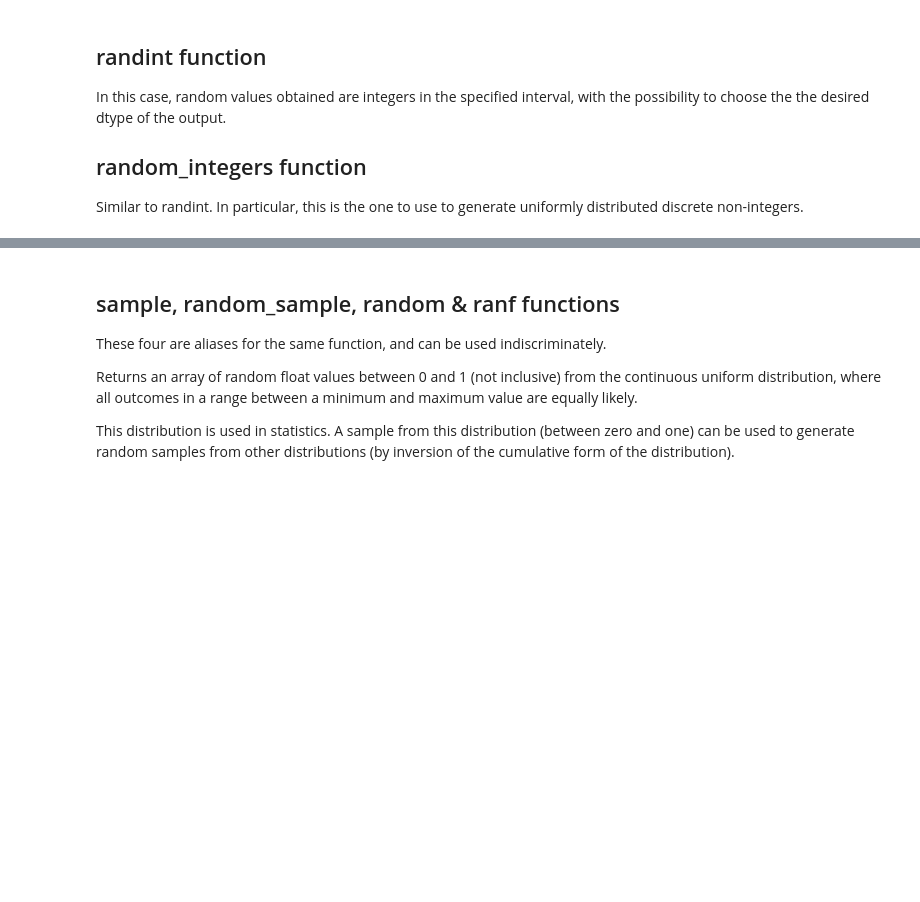
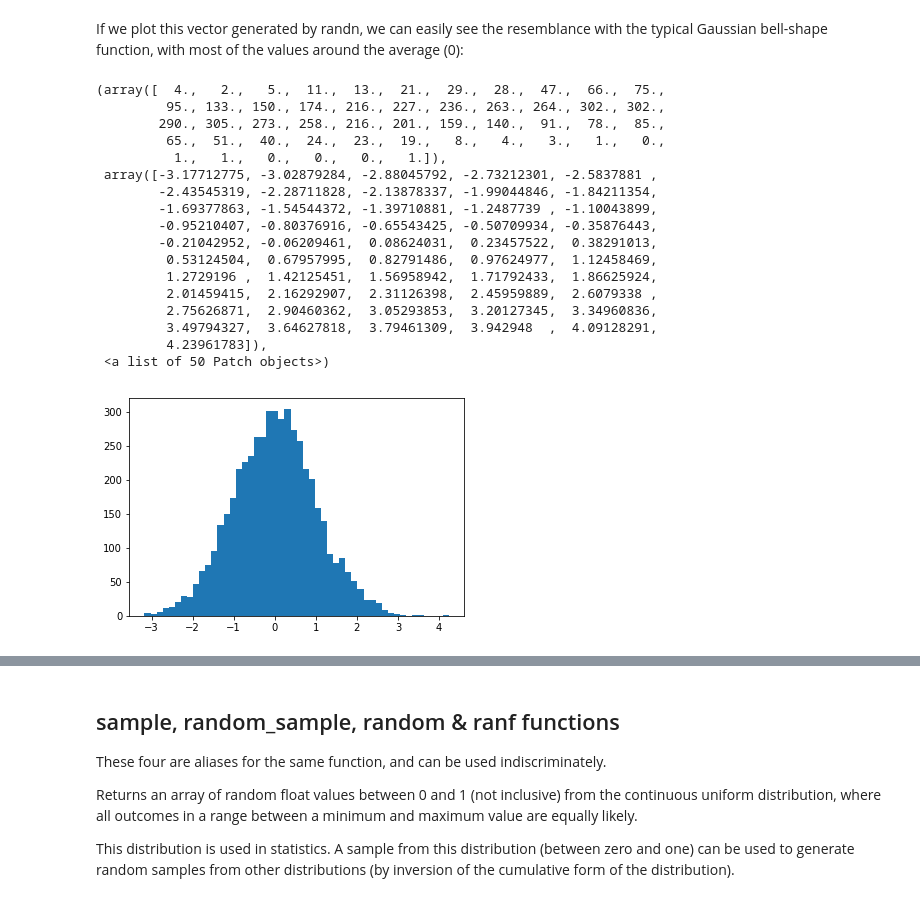
Before and after one commit to Luis-Navarro/Programming-for-Data-Analysis, a Jupyter notebook: random.ipynb, the cells around one changed output, grey strips where cells are left out. Drawn from its saved outputs; the diff is of its cells as text; code cells hidden in the pictures; blank space fills up the shorter version.

```diff
--- a/random.ipynb
+++ b/random.ipynb
@@ -84,6 +100,23 @@ max       3.408772
-# %% [markdown]
-## randint function
-In this case, random values obtained are integers in the specified interval, with the possibility to choose the the desired dtype of the output.
-
-## random_integers function
-Similar to randint. In particular, this is the one to use to generate uniformly distributed discrete non-integers.
+# %% [markdown]
+If we plot this vector generated by randn, we can easily see the resemblance with the typical Gaussian bell-shape function, with most of the values around the average (0):
+# %%
+plt.hist(x, bins=50)
+# %% [output]
+(array([  4.,   2.,   5.,  11.,  13.,  21.,  29.,  28.,  47.,  66.,  75.,
+         95., 133., 150., 174., 216., 227., 236., 263., 264., 302., 302.,
+        290., 305., 273., 258., 216., 201., 159., 140.,  91.,  78.,  85.,
+         65.,  51.,  40.,  24.,  23.,  19.,   8.,   4.,   3.,   1.,   0.,
+          1.,   1.,   0.,   0.,   0.,   1.]),
+ array([-3.17712775, -3.02879284, -2.88045792, -2.73212301, -2.5837881 ,
+        -2.43545319, -2.28711828, -2.13878337, -1.99044846, -1.84211354,
+        -1.69377863, -1.54544372, -1.39710881, -1.2487739 , -1.10043899,
+        -0.95210407, -0.80376916, -0.65543425, -0.50709934, -0.35876443,
+        -0.21042952, -0.06209461,  0.08624031,  0.23457522,  0.38291013,
+         0.53124504,  0.67957995,  0.82791486,  0.97624977,  1.12458469,
+         1.2729196 ,  1.42125451,  1.56958942,  1.71792433,  1.86625924,
+         2.01459415,  2.16292907,  2.31126398,  2.45959889,  2.6079338 ,
+         2.75626871,  2.90460362,  3.05293853,  3.20127345,  3.34960836,
+         3.49794327,  3.64627818,  3.79461309,  3.942948  ,  4.09128291,
+         4.23961783]),
+ <a list of 50 Patch objects>)
+[figure, added]
```
Also changed, not shown: parts of 14 cells of this notebook.
